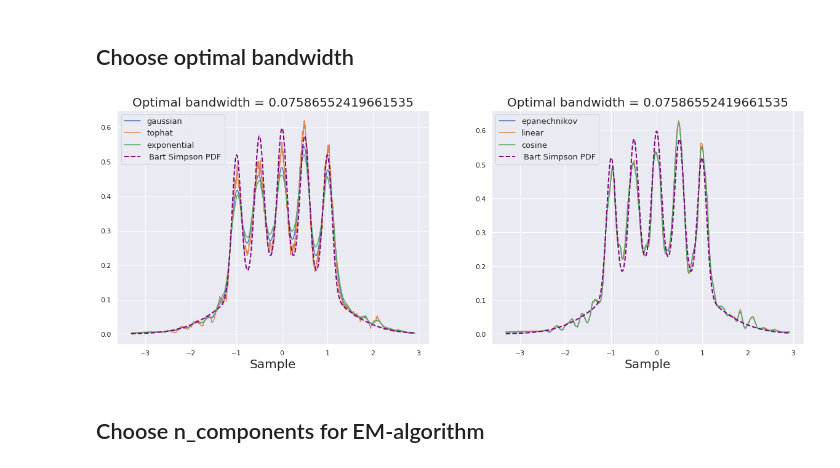
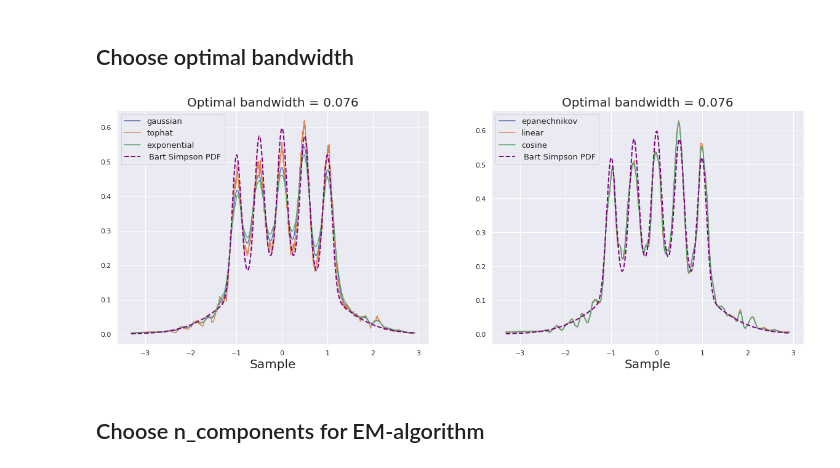
Before and after one commit to vitomania/ozon, a Jupyter notebook: stats/hw2/Solution2.ipynb, the cells around one changed output. Saved outputs shown, nothing was run; the diff lists cells and outputs as text; code cells hidden in the pictures.

```diff
--- a/stats/hw2/Solution2.ipynb
+++ b/stats/hw2/Solution2.ipynb
@@ -359,28 +359,28 @@ opt_bandwidth = dens_u.bw[0]
 # %%
 fig, ax = plt.subplots(1, 2, figsize=(20, 7))
 kernels = ["gaussian", "tophat", "exponential", "epanechnikov", "linear", "cosine"]
 
 for kernel in kernels:
     kde = KernelDensity(kernel=kernel, bandwidth=opt_bandwidth).fit(X[:, None])
     dens = np.exp(kde.score_samples(X[:, None]))
 
     if kernel in ["gaussian", "tophat", "exponential"]:
         ax[0].plot(X, dens, label=kernel)
     else:
         ax[1].plot(X, dens, label=kernel)
 
 ax[0].plot(X, bs_mixture(X), color="purple", linewidth=2, linestyle="--", label=" Bart Simpson PDF")
 ax[0].set_xlabel("Sample", fontsize=20)
-ax[0].set_title("Optimal bandwidth = {}".format(opt_bandwidth), fontsize=20)
+ax[0].set_title("Optimal bandwidth = {}".format(round(opt_bandwidth, 3)), fontsize=20)
 ax[0].legend(fontsize=13, loc="upper left")
 
 ax[1].plot(X, bs_mixture(X), color="purple", linewidth=2, linestyle="--", label=" Bart Simpson PDF")
 ax[1].set_xlabel("Sample", fontsize=20)
-ax[1].set_title("Optimal bandwidth = {}".format(opt_bandwidth), fontsize=20)
+ax[1].set_title("Optimal bandwidth = {}".format(round(opt_bandwidth, 3)), fontsize=20)
 ax[1].legend(fontsize=13, loc="upper left")
-fig.savefig("Images/Task3_3.png", dpi=300)
+# fig.savefig("Images/Task3_3.png", dpi=300)
 # %% [output]
-[figure, old version]
+[figure, new version]
 # %% [markdown]
 ## Choose n_components for EM-algorithm
 # %% [markdown]
```
Also changed, not shown: parts of 1 cell of this notebook, 8 other files.
